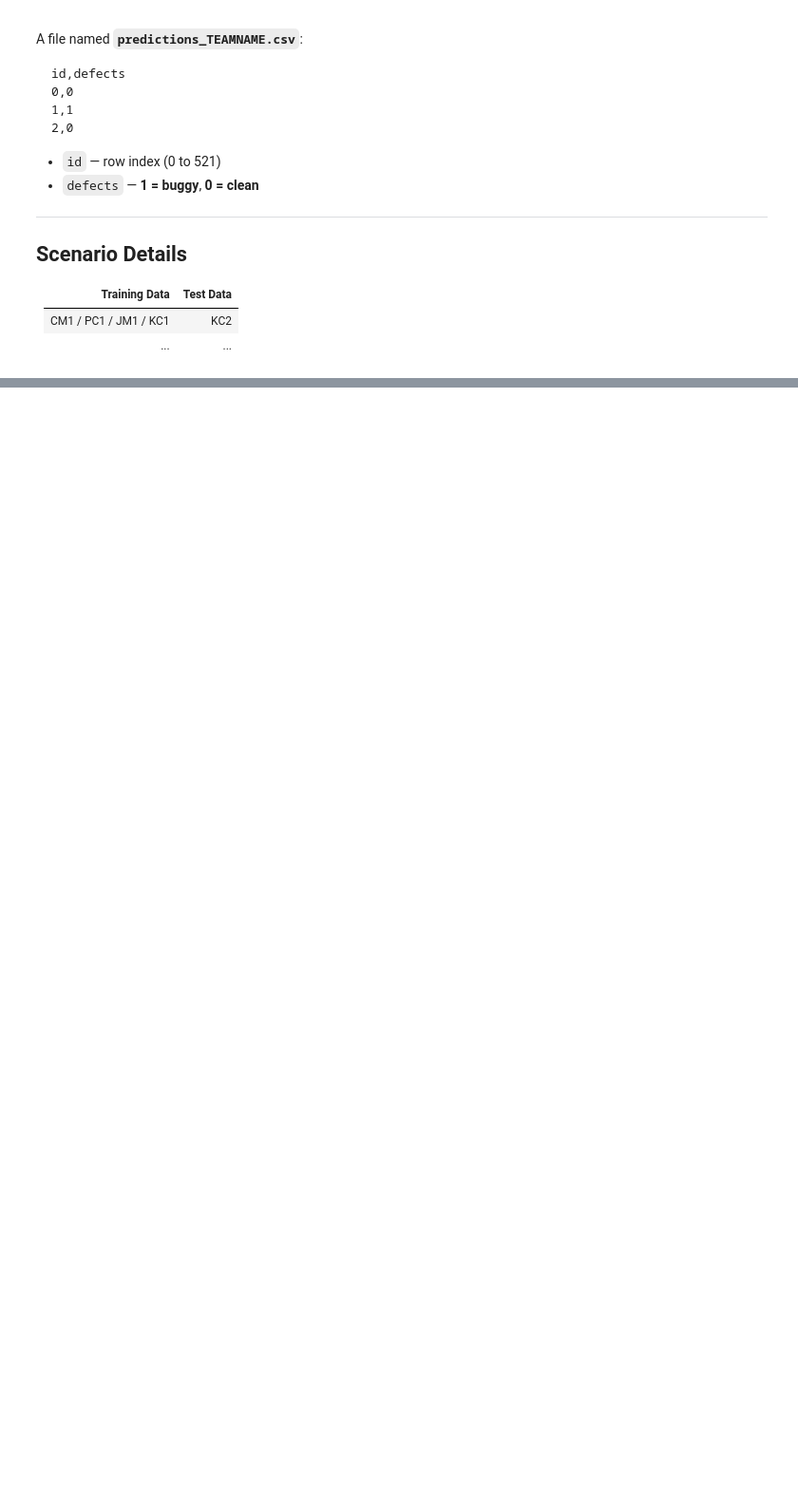
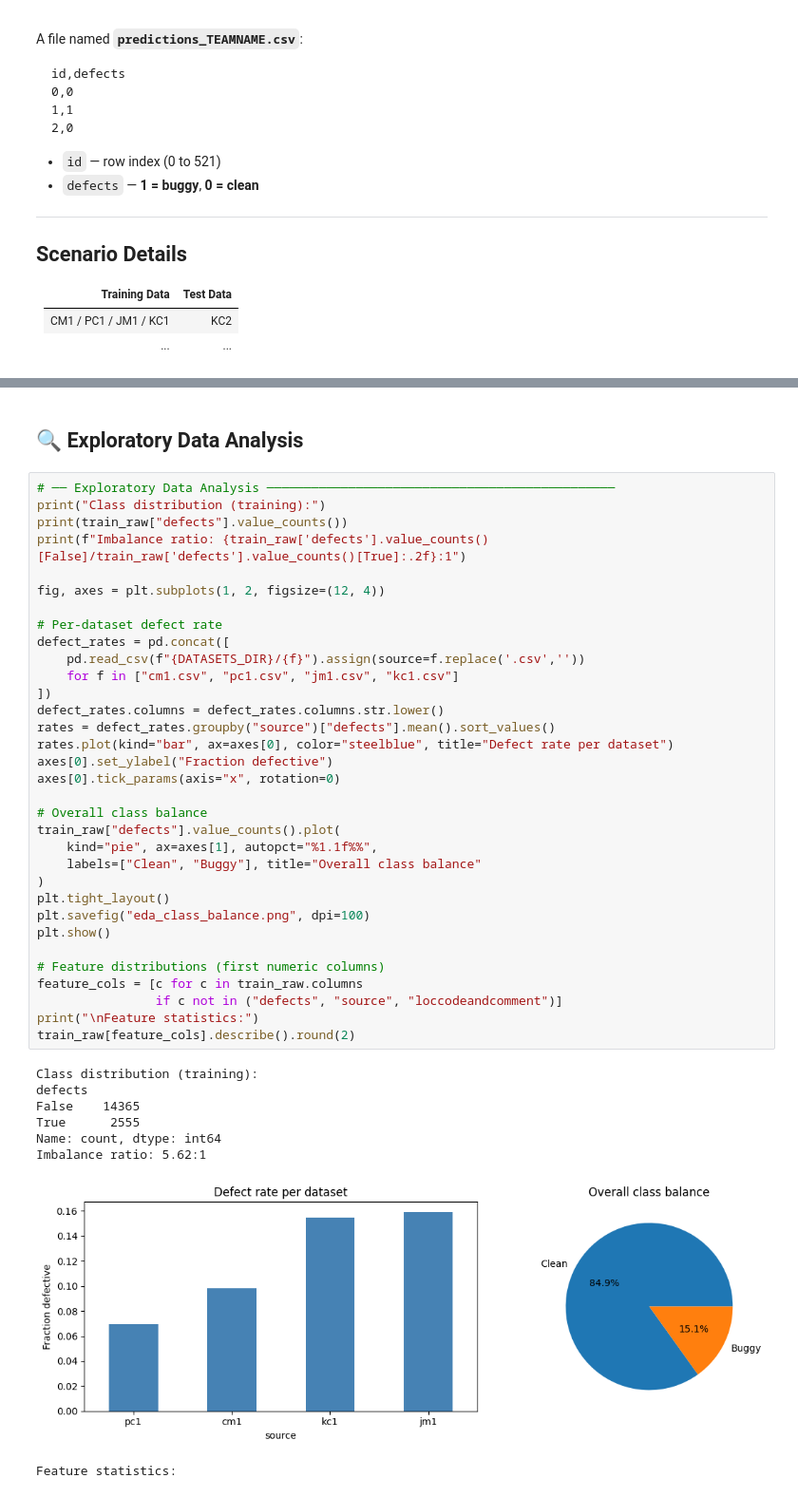
Before and after one commit to PaulaBras/nasa-promise, a Jupyter notebook: Team Notebook.ipynb, the cells around one changed output, grey strips where cells are left out. Shown at 95% size. Drawn from its saved outputs; the diff is of its cells as text; blank space fills up the shorter version.

```diff
--- a/Team Notebook.ipynb
+++ b/Team Notebook.ipynb
@@ -50,0 +91,44 @@ id,defects
+# %% [markdown]
+## 🔍 Exploratory Data Analysis
+# %%
+# ── Exploratory Data Analysis ───────────────────────────────────────────────
+print("Class distribution (training):")
+print(train_raw["defects"].value_counts())
+print(f"Imbalance ratio: {train_raw['defects'].value_counts()[False]/train_raw['defects'].value_counts()[True]:.2f}:1")
+
+fig, axes = plt.subplots(1, 2, figsize=(12, 4))
+
+# Per-dataset defect rate
+defect_rates = pd.concat([
+    pd.read_csv(f"{DATASETS_DIR}/{f}").assign(source=f.replace('.csv',''))
+    for f in ["cm1.csv", "pc1.csv", "jm1.csv", "kc1.csv"]
+])
+defect_rates.columns = defect_rates.columns.str.lower()
+rates = defect_rates.groupby("source")["defects"].mean().sort_values()
+rates.plot(kind="bar", ax=axes[0], color="steelblue", title="Defect rate per dataset")
+axes[0].set_ylabel("Fraction defective")
+axes[0].tick_params(axis="x", rotation=0)
+
+# Overall class balance
+train_raw["defects"].value_counts().plot(
+    kind="pie", ax=axes[1], autopct="%1.1f%%",
+    labels=["Clean", "Buggy"], title="Overall class balance"
+)
+plt.tight_layout()
+plt.savefig("eda_class_balance.png", dpi=100)
+plt.show()
+
+# Feature distributions (first numeric columns)
+feature_cols = [c for c in train_raw.columns
+                if c not in ("defects", "source", "loccodeandcomment")]
+print("\nFeature statistics:")
+train_raw[feature_cols].describe().round(2)
+# %% [output]
+Class distribution (training):
+defects
+False    14365
+True      2555
+Name: count, dtype: int64
+Imbalance ratio: 5.62:1
+[figure, added]
+Feature statistics:
```
Also changed, not shown: parts of 12 cells of this notebook, 3 other files.
